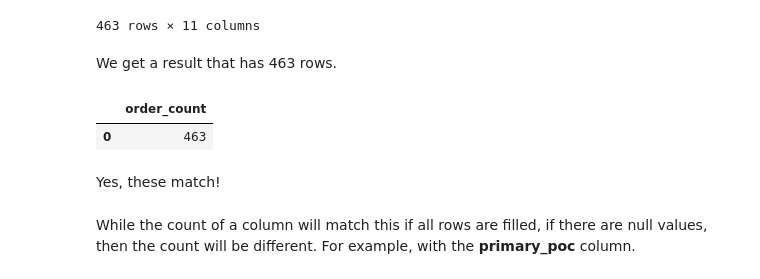
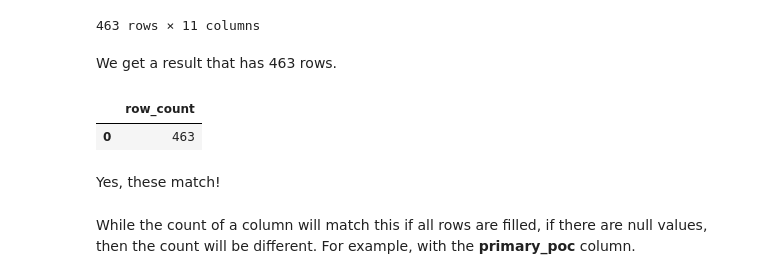
Before and after one commit to rebeccaebarnes/SQL-Practice, a Jupyter notebook: sql_practice.ipynb, the cells around one changed output. Saved outputs shown, nothing was run; the diff lists cells and outputs as text; code cells hidden in the pictures.

```diff
--- a/sql_practice.ipynb
+++ b/sql_practice.ipynb
@@ -1402,11 +1403,11 @@ sql_query('SELECT * \
 # %% [markdown]
 We get a result that has 463 rows.
 # %%
-sql_query('SELECT COUNT(*) AS order_count \
+sql_query('SELECT COUNT(*) AS row_count \
            FROM orders \
            WHERE occurred_at BETWEEN "2016-12-01" AND "2017-01-01";')
 # %% [output]
-|  | order_count |
+|  | row_count |
 | 0 | 463 |
 # %% [markdown]
 Yes, these match!
```
Also changed, not shown: parts of 26 cells of this notebook.
